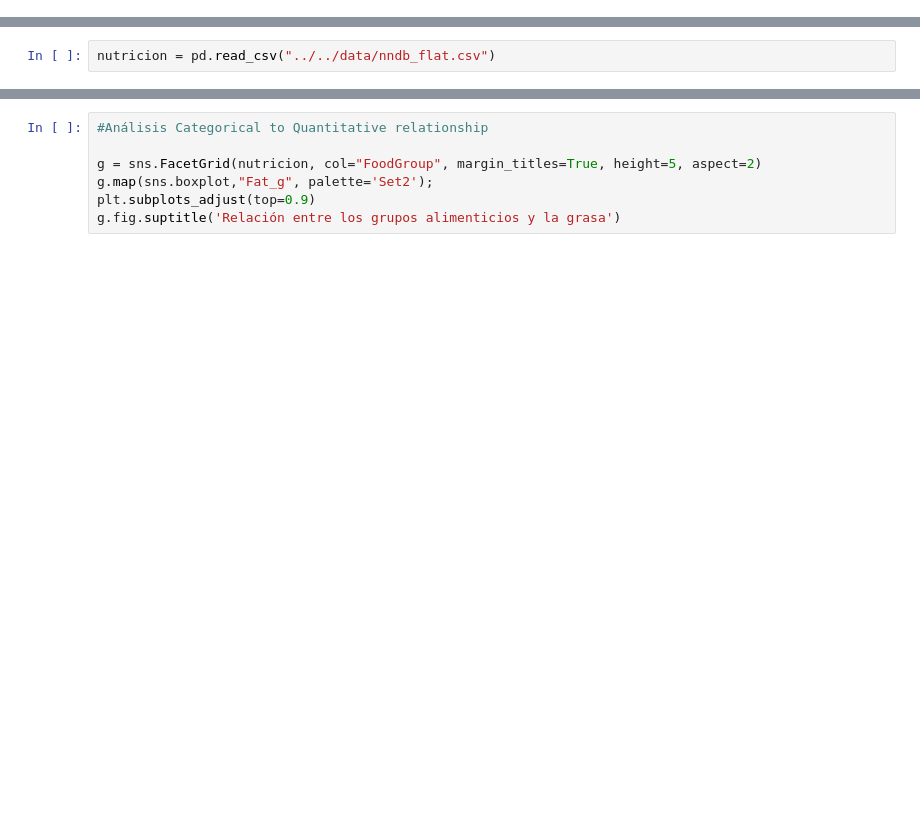
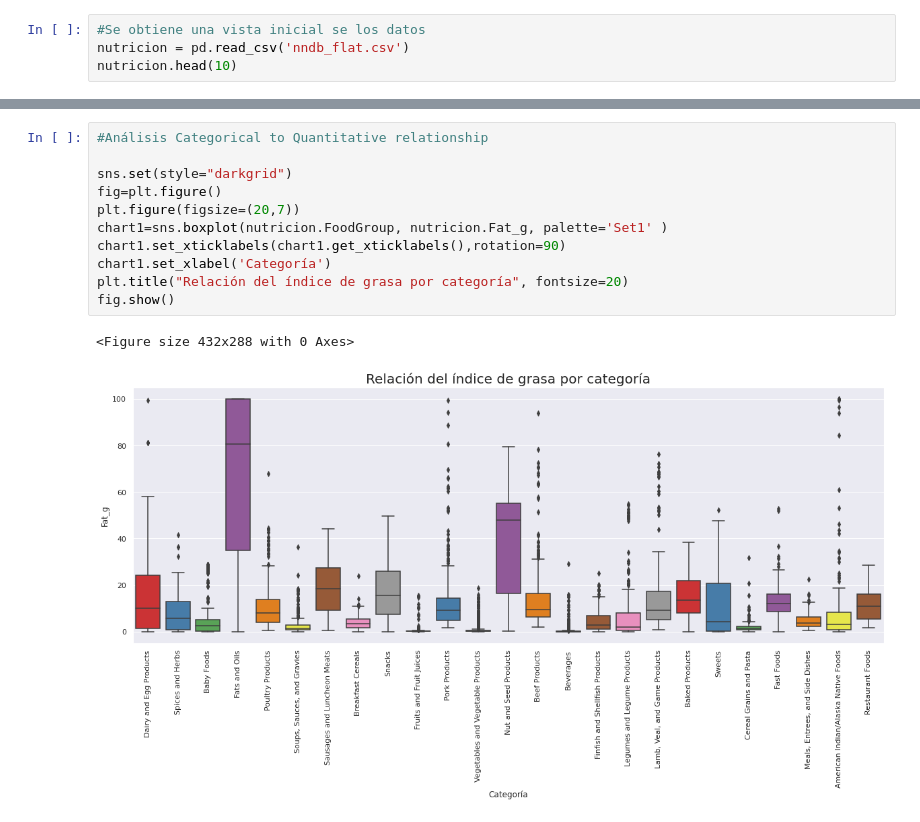
Before and after one commit to rafaelortegar/PCA-nutricion, a Jupyter notebook: notebooks/EDA/EDA.ipynb, the cells around one changed output, grey strips where cells are left out. Cells and saved outputs as stored; diff of their text form; blank space fills up the shorter version.

Commit message:
Se incorporan gráficas de seaborn al EDA por categoría y nutrientes.

```diff
--- a/notebooks/EDA/EDA.ipynb
+++ b/notebooks/EDA/EDA.ipynb
@@ -6,0 +22,4 @@ df = pd.read_csv("../../data/nndb_flat.csv")
+# %%
+#Se obtiene una vista inicial se los datos
+nutricion = pd.read_csv('nndb_flat.csv')
+nutricion.head(10)
@@ -11,2 +59,0 @@ df = df.drop(columns=['ID','FoodGroup','ShortDescrip','Descrip','CommonName','Mf
-# %%
-nutricion = pd.read_csv("../../data/nndb_flat.csv")
@@ -20,7 +105,14 @@ ax = sns.countplot(y="FoodGroup", data=nutricion,order = nutricion['FoodGroup'].
-# %%
-#Análisis Categorical to Quantitative relationship
-
-g = sns.FacetGrid(nutricion, col="FoodGroup", margin_titles=True, height=5, aspect=2)
-g.map(sns.boxplot,"Fat_g", palette='Set2');
-plt.subplots_adjust(top=0.9)
-g.fig.suptitle('Relación entre los grupos alimenticios y la grasa')
+# %%
+#Análisis Categorical to Quantitative relationship
+
+sns.set(style="darkgrid")
+fig=plt.figure()
+plt.figure(figsize=(20,7))
+chart1=sns.boxplot(nutricion.FoodGroup, nutricion.Fat_g, palette='Set1' )
+chart1.set_xticklabels(chart1.get_xticklabels(),rotation=90)
+chart1.set_xlabel('Categoría')
+plt.title("Relación del índice de grasa por categoría", fontsize=20)
+fig.show()
+# %% [output]
+<Figure size 432x288 with 0 Axes>
+[figure, added]
```
Also changed, not shown: parts of 15 cells of this notebook.
